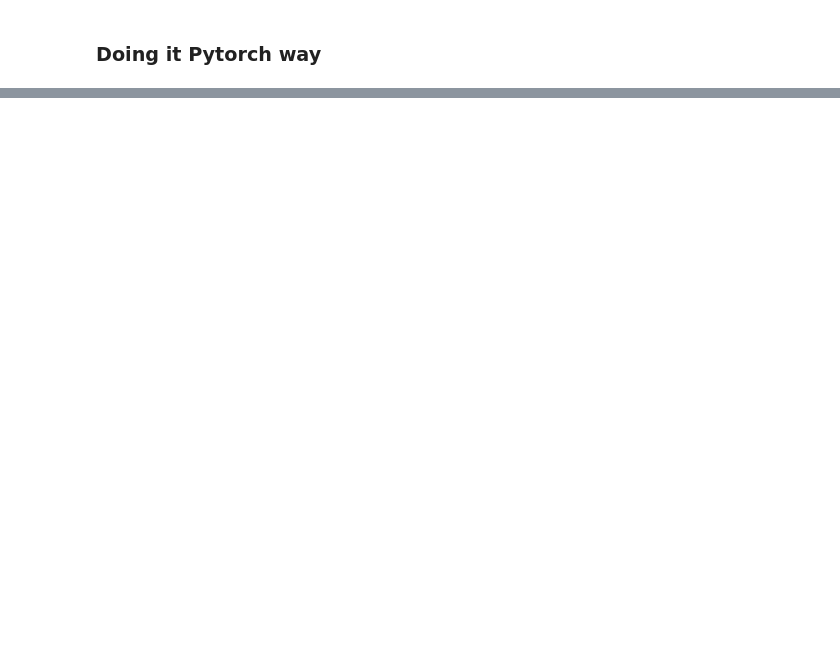
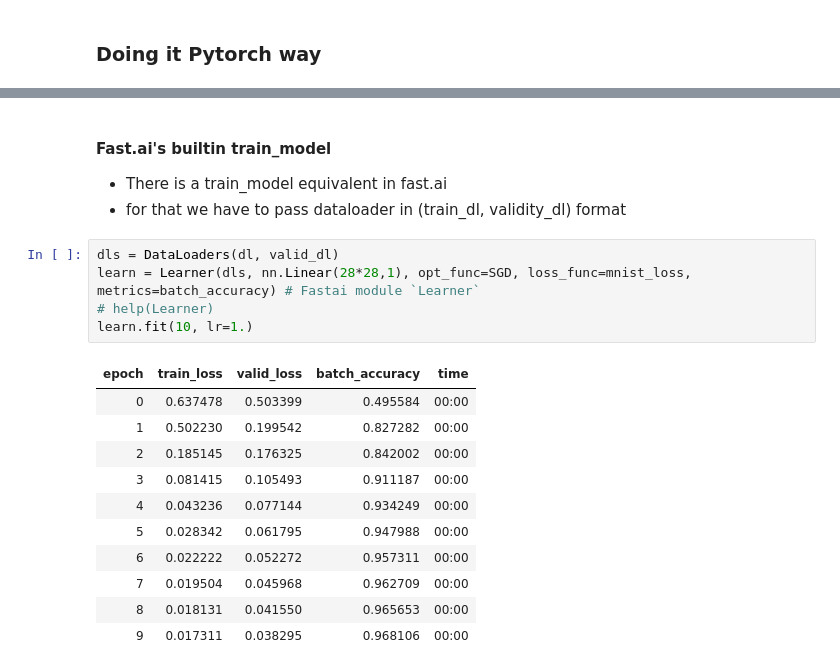
Before and after one commit to addicted-ai/bear-classification-test, a Jupyter notebook: MNIST_digit_classifier.ipynb, the cells around one changed output, grey strips where cells are left out. Drawn from its saved outputs; the diff is of its cells as text; blank space fills up the shorter version.

```diff
--- a/MNIST_digit_classifier.ipynb
+++ b/MNIST_digit_classifier.ipynb
@@ -358,0 +407,21 @@ page 174
+# %% [markdown]
+#### Fast.ai's builtin train_model
+- There is a train_model equivalent in fast.ai
+- for that we have to pass dataloader in (train_dl,  validity_dl) format
+# %%
+dls = DataLoaders(dl, valid_dl)
+learn = Learner(dls, nn.Linear(28*28,1), opt_func=SGD, loss_func=mnist_loss, metrics=batch_accuracy) # Fastai module `Learner`
+# help(Learner)
+learn.fit(10, lr=1.)
+# %% [output]
+| epoch | train_loss | valid_loss | batch_accuracy | time |
+| 0 | 0.637478 | 0.503399 | 0.495584 | 00:00 |
+| 1 | 0.502230 | 0.199542 | 0.827282 | 00:00 |
+| 2 | 0.185145 | 0.176325 | 0.842002 | 00:00 |
+| 3 | 0.081415 | 0.105493 | 0.911187 | 00:00 |
+| 4 | 0.043236 | 0.077144 | 0.934249 | 00:00 |
+| 5 | 0.028342 | 0.061795 | 0.947988 | 00:00 |
+| 6 | 0.022222 | 0.052272 | 0.957311 | 00:00 |
+| 7 | 0.019504 | 0.045968 | 0.962709 | 00:00 |
+| 8 | 0.018131 | 0.041550 | 0.965653 | 00:00 |
+| 9 | 0.017311 | 0.038295 | 0.968106 | 00:00 |
```
Also changed, not shown: parts of 27 cells of this notebook.
